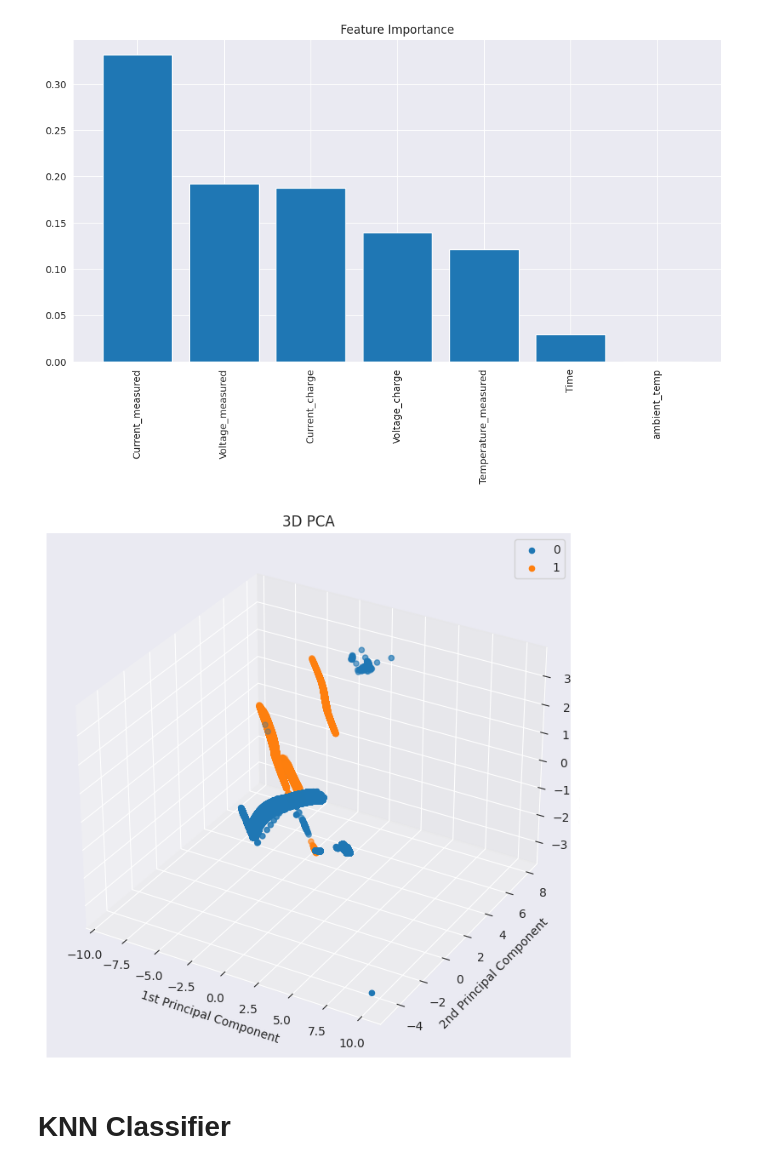
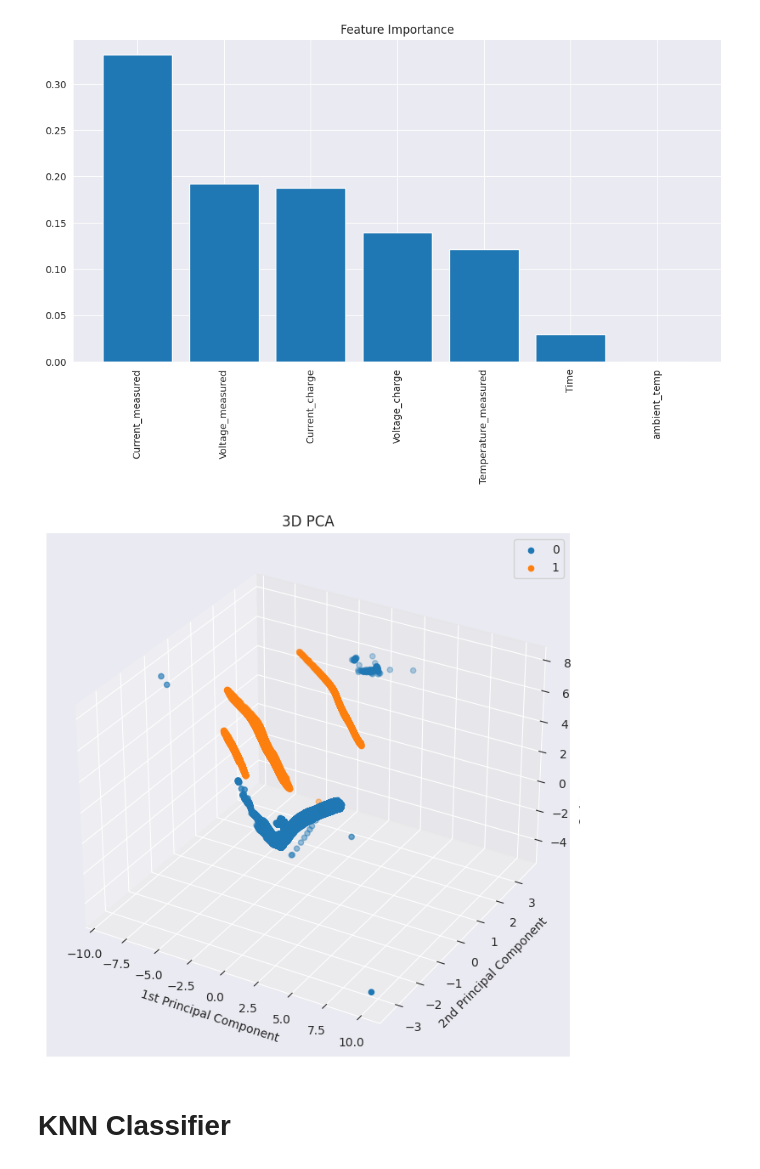
Before and after one commit to kathrinthenhausen/EnergySystems, a Jupyter notebook: Classification.ipynb, the cells around one changed output. Cells and saved outputs as stored; diff of their text form; code cells hidden in the pictures.

```diff
--- a/Classification.ipynb
+++ b/Classification.ipynb
@@ -193,31 +202,21 @@ plt.show()
 # %%
-# use PCA to reduce dimensionality and plot
-from sklearn.decomposition import PCA
-import numpy as np
-
-pca = PCA(n_components=3)
-pca.fit(X_train)
-X_train_pca = pca.transform(X_train)
-X_test_pca = pca.transform(X_test)
-
-
 plt.figure(figsize=(12, 8))  # Adjust figure size if needed
 ax = plt.subplot(111, projection='3d')  # Create a 3D subplot
 
 # Plot the PCA
 # Assuming you have a 'y_train' array for labels to color the points
 # If you don't have labels, you can just use one color for all points
 for label in np.unique(y_train):
-    ax.scatter(X_train_pca[y_train == label, 0], X_train_pca[y_train == label, 1], X_train_pca[y_train == label, 2], label=label)
+    ax.scatter(X_train_pca[y_train == label, 0], X_train_pca[y_train == label, 2], X_train_pca[y_train == label, 1], label=label)
 
 plt.title("3D PCA")
 ax.set_xlabel("1st Principal Component")
 ax.set_ylabel("2nd Principal Component")
 ax.set_zlabel("3rd Principal Component")
 plt.legend()
 plt.show()
 # %% [output]
-[figure, old version]
+[figure, new version]
 # %% [markdown]
 # KNN Classifier
 # %% [markdown]
```
Also changed, not shown: parts of 1 cell of this notebook.
